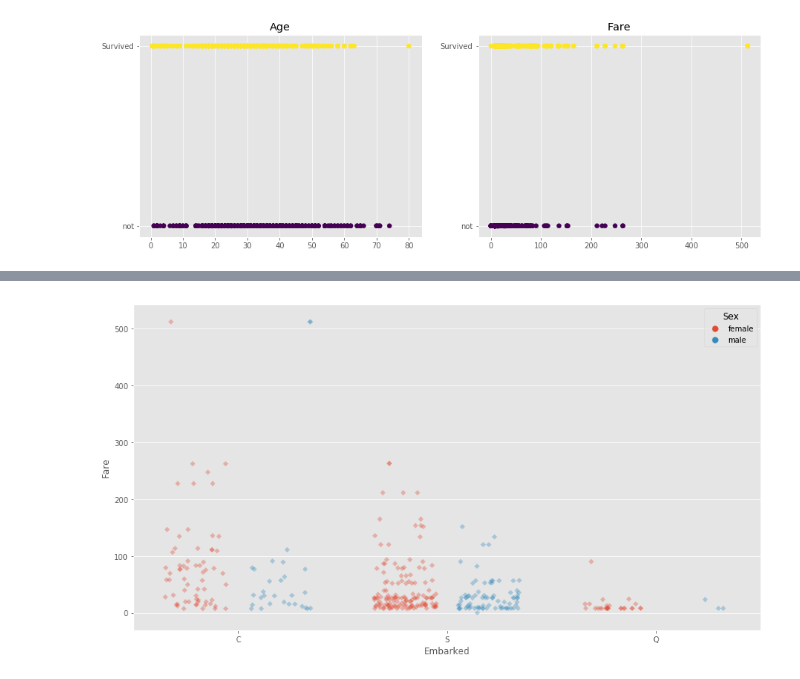
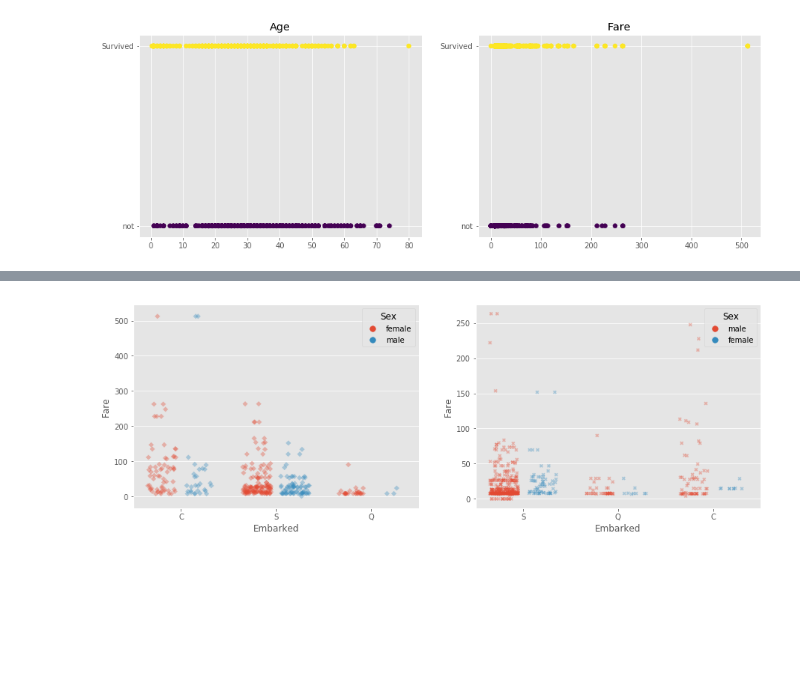
Before and after one commit to DSS-MSY/STUDY, a Jupyter notebook: EDA/titanic/Jee-hun Park EDA titanic.ipynb, the cells around one changed output, grey strips where cells are left out. Cells and saved outputs as stored; diff of their text form; code cells hidden in the pictures; blank space fills up the shorter version.

```diff
--- a/EDA/titanic/Jee-hun Park EDA titanic.ipynb
+++ b/EDA/titanic/Jee-hun Park EDA titanic.ipynb
@@ -114,10 +141,12 @@ plt.show()
 # %%
-plt.figure(figsize=(15, 10))
+plt.figure(figsize=(15, 5))
+plt.subplot(1, 2, 1)
 sns.stripplot(data = train[train["Survived"]==1], x = "Embarked", y = "Fare", jitter=0.3, hue="Sex", dodge=True, alpha=0.35, marker="D")
-#sns.stripplot(data = train[train["Survived"]==0], x = "Embarked", y = "Fare", jitter=0.3, hue="Sex", dodge="a", alpha=0.35, marker="X")
+plt.subplot(1, 2, 2)
+sns.stripplot(data = train[train["Survived"]==0], x = "Embarked", y = "Fare", jitter=0.3, hue="Sex", dodge="a", alpha=0.35, marker="X")
 plt.show()
 # %% [output]
-[figure, old version]
+[figure, new version]
 # %%
 train.head()
 # %% [output]
```
Also changed, not shown: parts of 8 cells of this notebook.
